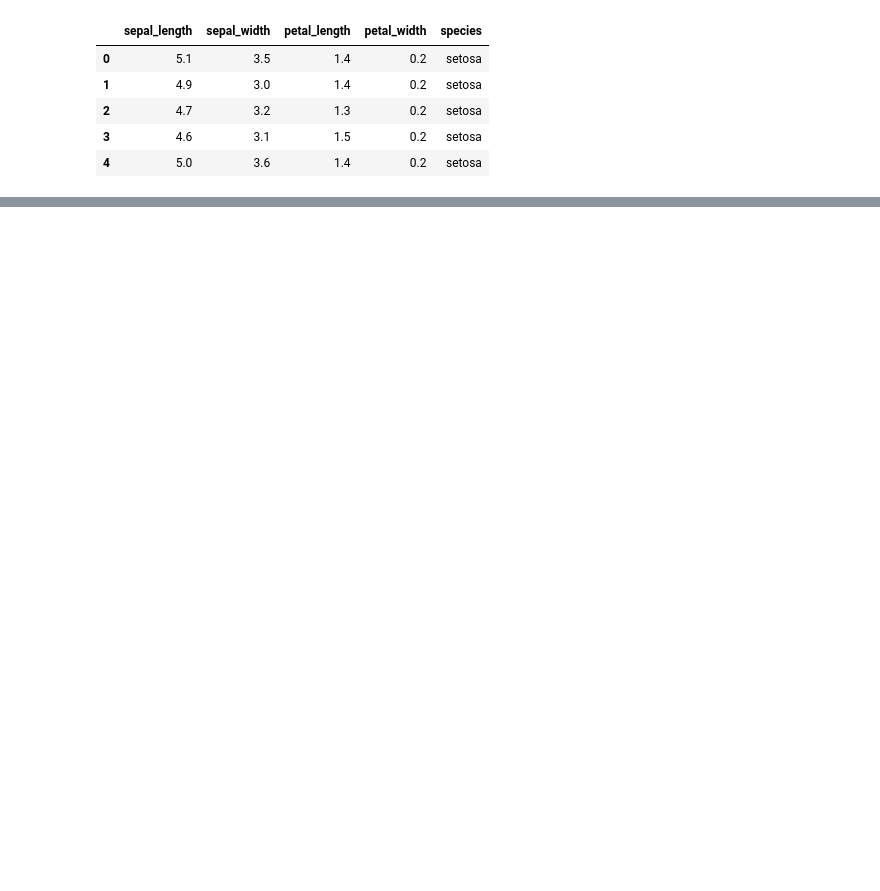
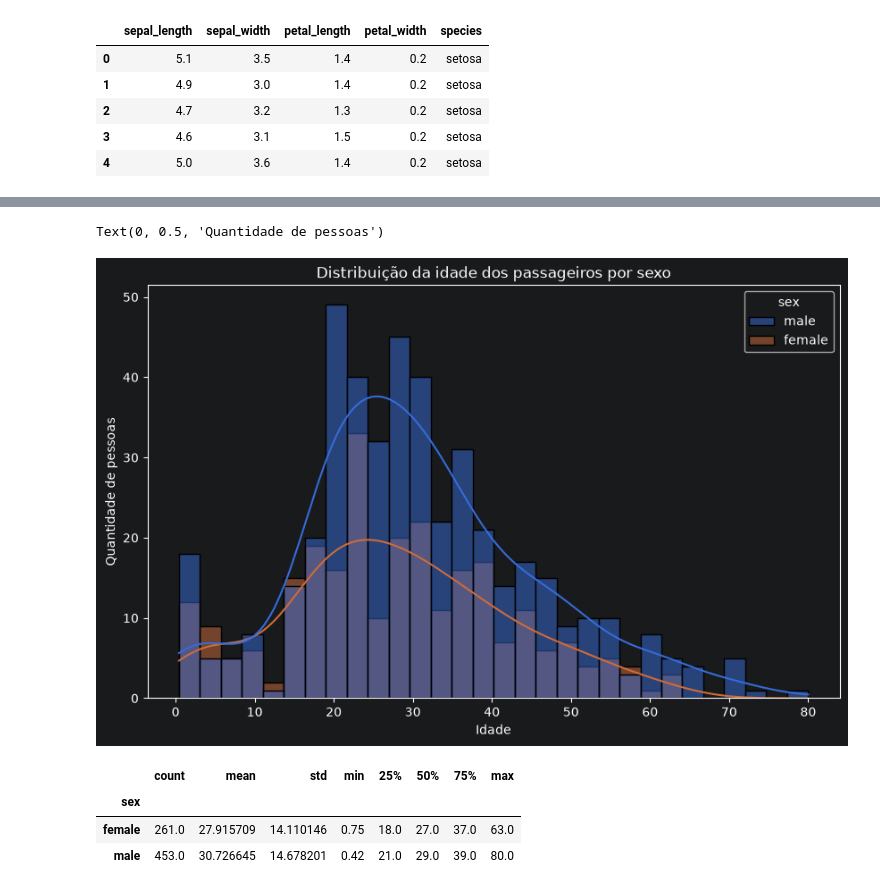
Before and after one commit to caiosemblano/C11-Data-Science, a Jupyter notebook: exercicicosComNota/exercicio9.ipynb, the cells around one changed output, grey strips where cells are left out. Cells and saved outputs as stored; diff of their text form; code cells hidden in the pictures; blank space fills up the shorter version.

```diff
--- a/exercicicosComNota/exercicio9.ipynb
+++ b/exercicicosComNota/exercicio9.ipynb
@@ -25,0 +36,17 @@ plt.show()
+# %%
+plt.figure(figsize=(10,6))
+sns.histplot(data=titanic, x='age', hue='sex', kde=True, bins=30, alpha=0.5)
+plt.title('Distribuição da idade dos passageiros por sexo')
+plt.xlabel('Idade')
+plt.ylabel('Quantidade de pessoas')
+# %% [output]
+Text(0, 0.5, 'Quantidade de pessoas')
+[figure, added]
+# %%
+# estatĩstica extra, só testando
+titanic.groupby('sex')['age'].describe()
+# %% [output]
+|  | count | mean | std | min | 25% | 50% | 75% | max |
+| sex |  |  |  |  |  |  |  |  |
+| female | 261.0 | 27.915709 | 14.110146 | 0.75 | 18.0 | 27.0 | 37.0 | 63.0 |
+| male | 453.0 | 30.726645 | 14.678201 | 0.42 | 21.0 | 29.0 | 39.0 | 80.0 |
```
Also changed, not shown: parts of 4 cells of this notebook.
